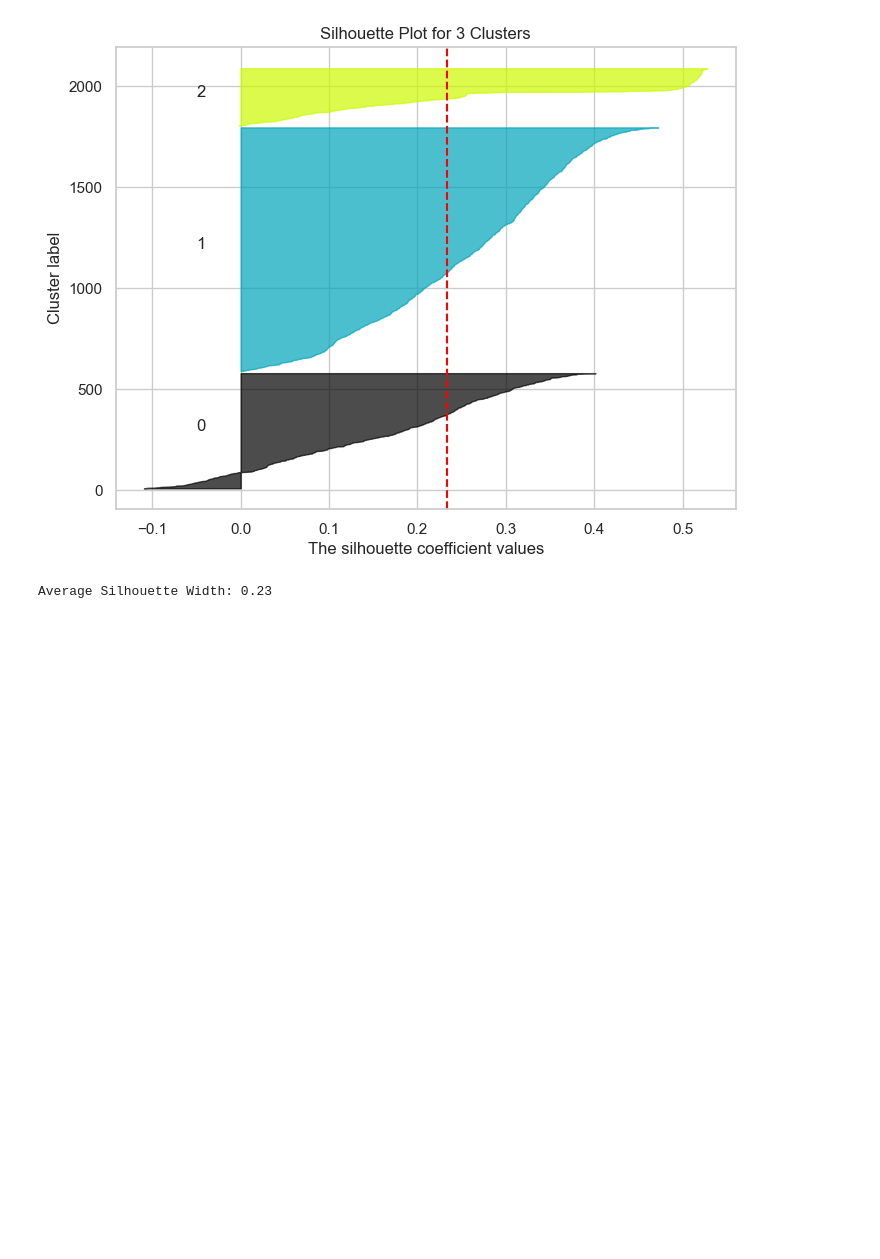
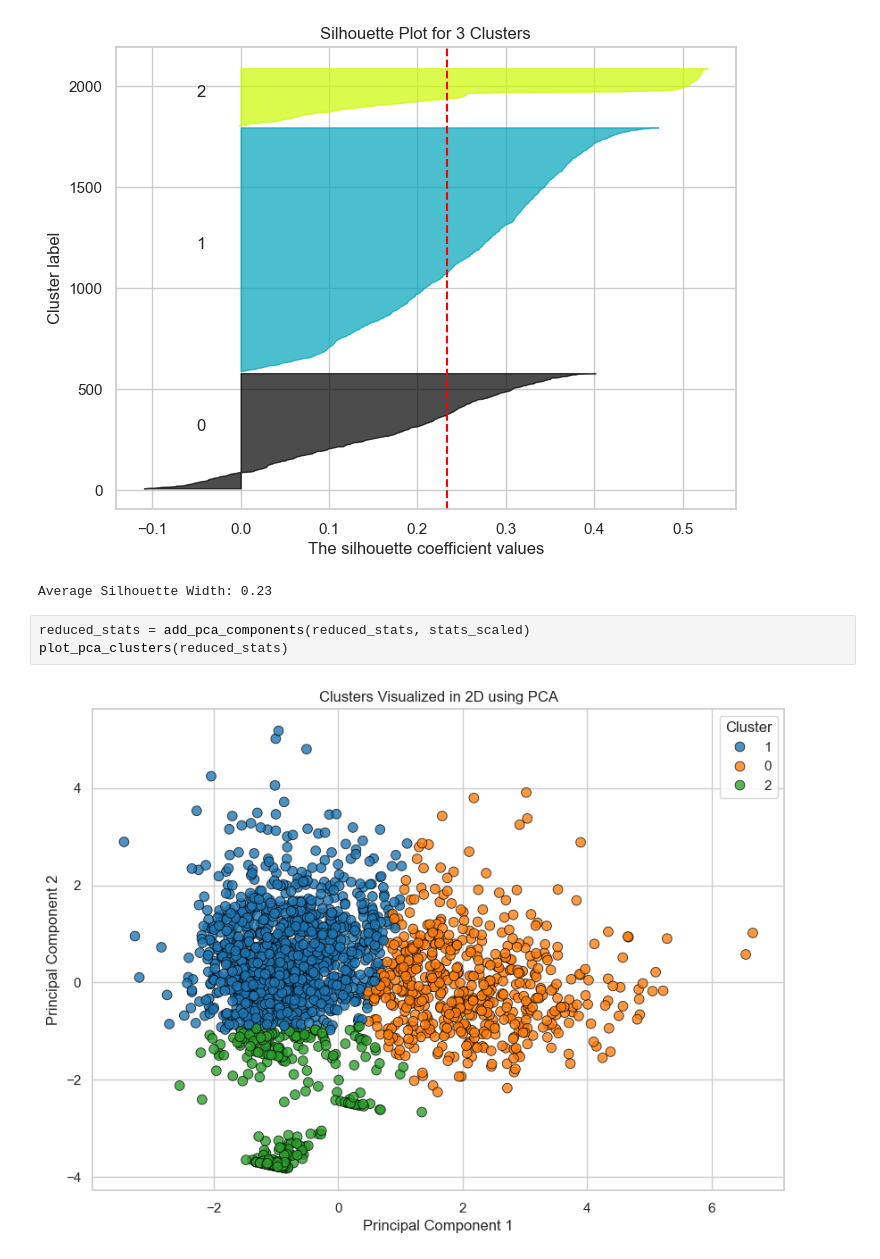
Before and after one commit to CzarekKuzmowicz/Clustering_Football_Players_RR_project, a Jupyter notebook: Season 22-23 (extraction).ipynb, the cells around one changed output. Saved outputs shown, nothing was run; the diff lists cells and outputs as text; blank space fills up the shorter version.

```diff
--- a/Season 22-23 (extraction).ipynb
+++ b/Season 22-23 (extraction).ipynb
@@ -253,3 +253,8 @@ avg_silhouette = plot_silhouette_profile(
 # %% [output]
 [figure]
 Average Silhouette Width: 0.23
+# %%
+reduced_stats = add_pca_components(reduced_stats, stats_scaled)
+plot_pca_clusters(reduced_stats)
+# %% [output]
+[figure, added]
```
